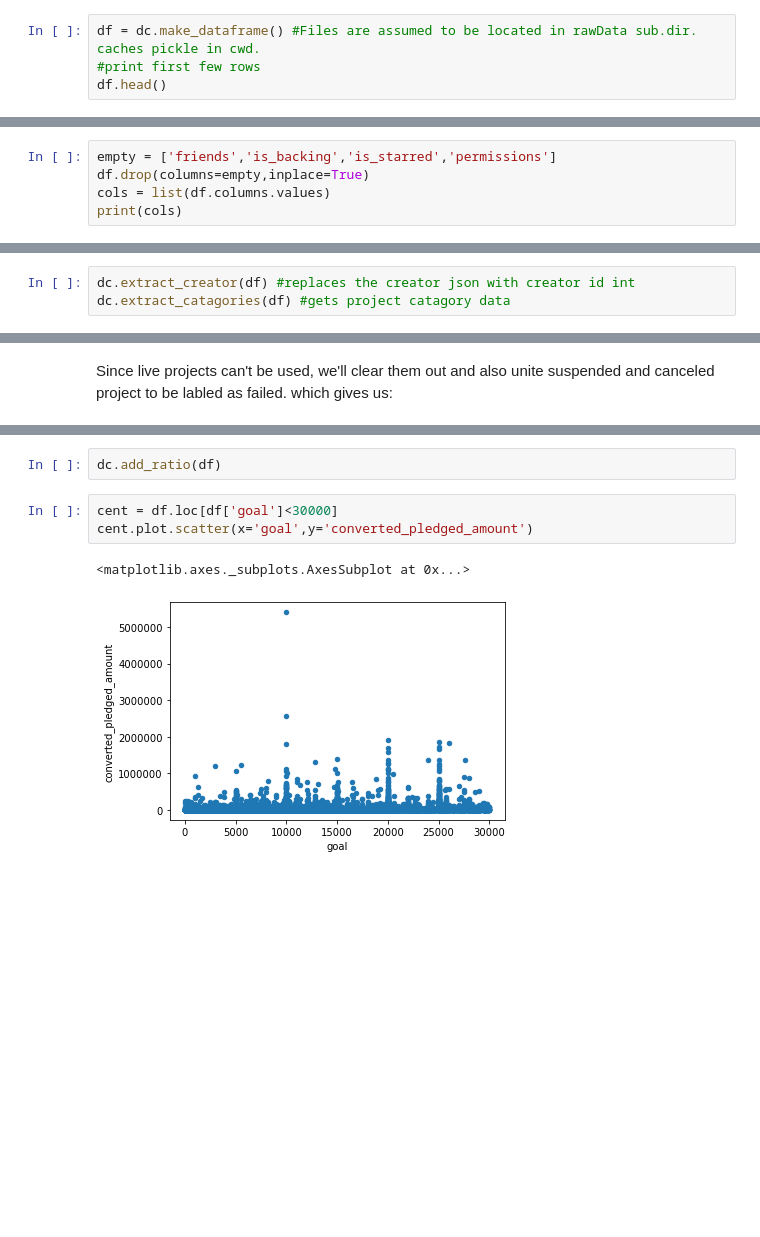
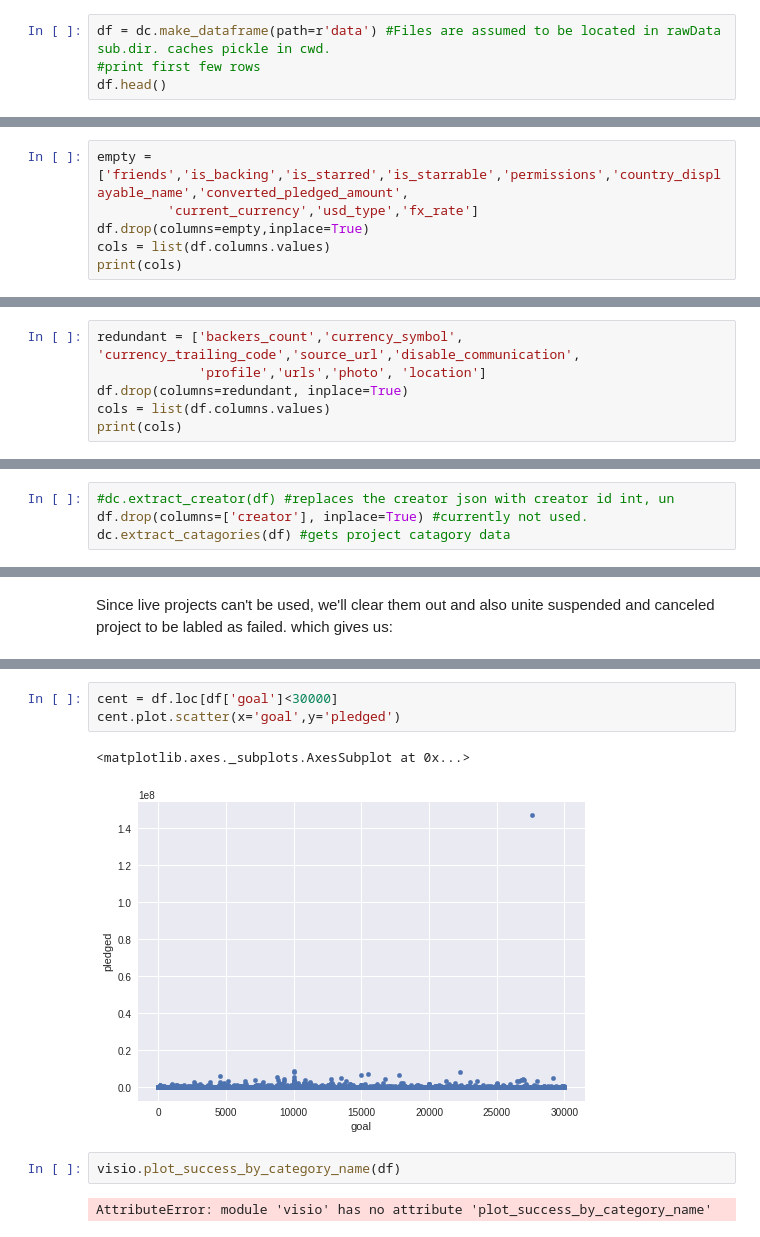
Before and after one commit to EdanZwick/Kickstarter, a Jupyter notebook: kickstarter_proj.ipynb, the cells around one changed output, grey strips where cells are left out. Cells and saved outputs as stored; diff of their text form; blank space fills up the shorter version.

Commit message:
Changed the Dataloading process, organized notebook added visualizations.

```diff
--- a/kickstarter_proj.ipynb
+++ b/kickstarter_proj.ipynb
@@ -15,7 +21,7 @@ import visio
 import seaborn as sns
 %matplotlib inline
 # %%
-df = dc.make_dataframe() #Files are assumed to be located in rawData sub.dir. caches pickle in cwd.
+df = dc.make_dataframe(path=r'data') #Files are assumed to be located in rawData sub.dir. caches pickle in cwd.
 #print first few rows
 df.head()
 # %% [output]
@@ -82,5 +76,6 @@ Looks like we can drop 'friends','is_backing','is_starred','permissions' as well
 # %%
-empty = ['friends','is_backing','is_starred','permissions']
+empty = ['friends','is_backing','is_starred','is_starrable','permissions','country_displayable_name','converted_pledged_amount',
+         'current_currency','usd_type','fx_rate']
 df.drop(columns=empty,inplace=True)
 cols = list(df.columns.values)
 print(cols)
@@ -88,0 +92,6 @@ print(cols)
+# %%
+redundant = ['backers_count','currency_symbol', 'currency_trailing_code','source_url','disable_communication',
+             'profile','urls','photo', 'location']
+df.drop(columns=redundant, inplace=True)
+cols = list(df.columns.values)
+print(cols)
@@ -105,5 +125,6 @@ sanity check
 # %% [markdown]
 Another inconviniency in this dataset is that some of the fields are given in json form, specificaly the 'catagory' and 'creator' attributs. We'll parse just the interesting parts out of these fields and remove all bloat text.
 # %%
-dc.extract_creator(df) #replaces the creator json with creator id int
+#dc.extract_creator(df) #replaces the creator json with creator id int, un
+df.drop(columns=['creator'], inplace=True) #currently not used.
 dc.extract_catagories(df) #gets project catagory data
@@ -192,8 +226,10 @@ number of records out of range: 20116
-# %%
-dc.add_ratio(df)
 # %%
 cent = df.loc[df['goal']<30000]
-cent.plot.scatter(x='goal',y='converted_pledged_amount')
+cent.plot.scatter(x='goal',y='pledged')
 # %% [output]
 <matplotlib.axes._subplots.AxesSubplot at 0x...>
-[figure, old version]
+[figure, new version]
+# %%
+visio.plot_success_by_category_name(df)
+# %% [output]
+AttributeError: module 'visio' has no attribute 'plot_success_by_category_name'
```
Also changed, not shown: parts of 42 cells of this notebook, 2 other files.
